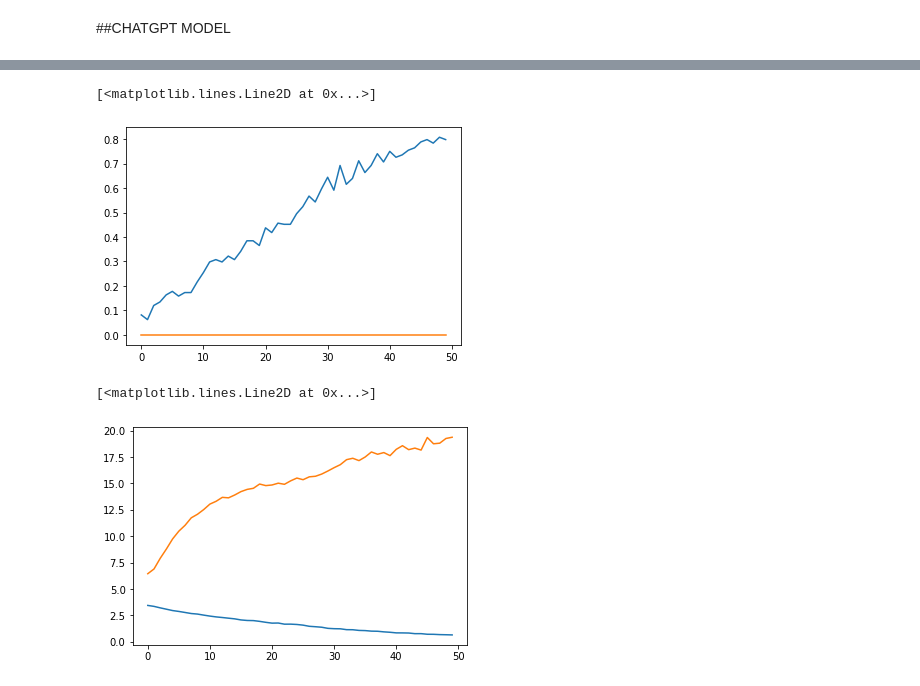
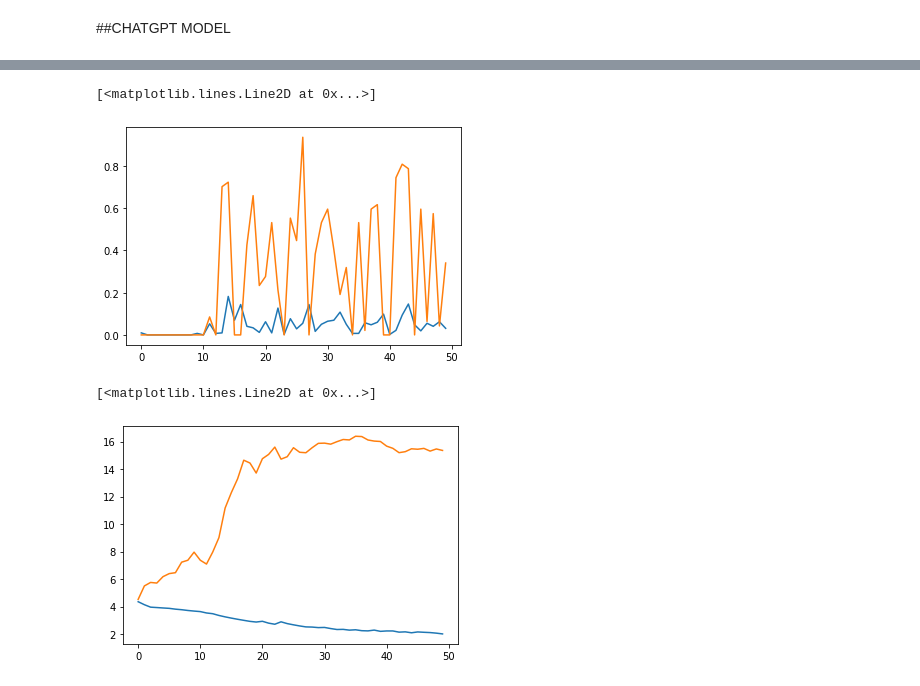
Before and after one commit to Chrisiscool3/DigitalFriend, a Jupyter notebook: chatMain.ipynb, the cells around one changed output, grey strips where cells are left out. Drawn from its saved outputs; the diff is of its cells as text; code cells hidden in the pictures.

```diff
--- a/chatMain.ipynb
+++ b/chatMain.ipynb
@@ -74,9 +81,13 @@ for sentence in training_sentences:
     aug_sentences.append(aug_sentence)
 
 # Print augmented sentences
-print(aug_sentences)
+#print(aug_sentences)
+#print(training_labels)
 
+#expand the training sentences and the labels to enlarge the dataset
 training_sentences.extend(aug_sentences)
+training_labels.extend(training_labels)
 
 print(len(training_sentences))
+print(len(training_labels))
 # %% [output]
@@ -106,14 +118,17 @@ from tensorflow.keras.callbacks import EarlyStopping
 # %%
 model = Sequential()
 model.add(Embedding(vocab_size, embedding_dim, input_length=max_len))
-model.add(Bidirectional(LSTM(16, return_sequences=True)))
+model.add(Bidirectional(LSTM(4, recurrent_dropout=0.2,return_sequences=True)))
+#model.add(Dropout(0.5))
+#model.add(Bidirectional(LSTM(8, return_sequences=True)))
 model.add(Dropout(0.5))
-model.add(Bidirectional(LSTM(16, return_sequences=True)))
+model.add(Dense(16, activation='relu', kernel_regularizer=l2(0.01)))
+model.add(Dropout(0.2))
 model.add(Flatten())
 model.add(Dense(num_classes, activation='softmax'))
 
 model.compile(loss='sparse_categorical_crossentropy',
-              optimizer='adam', metrics=['accuracy'])
+              optimizer='adam', metrics=['CategoricalAccuracy'])
 
 model.summary()
 # %% [output]
@@ -141,5 +179,5 @@ one_hot_labels = to_categorical(training_labels, num_classes)
 # %%
 epochs = 50
-history = model.fit(padded_sequences, training_labels, epochs=epochs, verbose=1, validation_split=0.1, shuffle=True)
+history = model.fit(padded_sequences, training_labels, epochs=epochs, verbose=1, validation_split=0.1)
 # %% [output]
 Epoch 1/50
@@ -162,15 +189,15 @@ Epoch 50/50
 # %%
-plt.plot(history.history['accuracy'])
-plt.plot(history.history['val_accuracy'])
+plt.plot(history.history['categorical_accuracy'])
+plt.plot(history.history['val_categorical_accuracy'])
 # %% [output]
 [<matplotlib.lines.Line2D at 0x...>]
-[figure, old version]
+[figure, new version]
 # %%
 plt.plot(history.history['loss'])
 plt.plot(history.history['val_loss'])
 # %% [output]
 [<matplotlib.lines.Line2D at 0x...>]
-[figure, old version]
+[figure, new version]
 # %%
 # to save the trained model
 model.save("chat_model")
```
Also changed, not shown: parts of 10 cells of this notebook.
